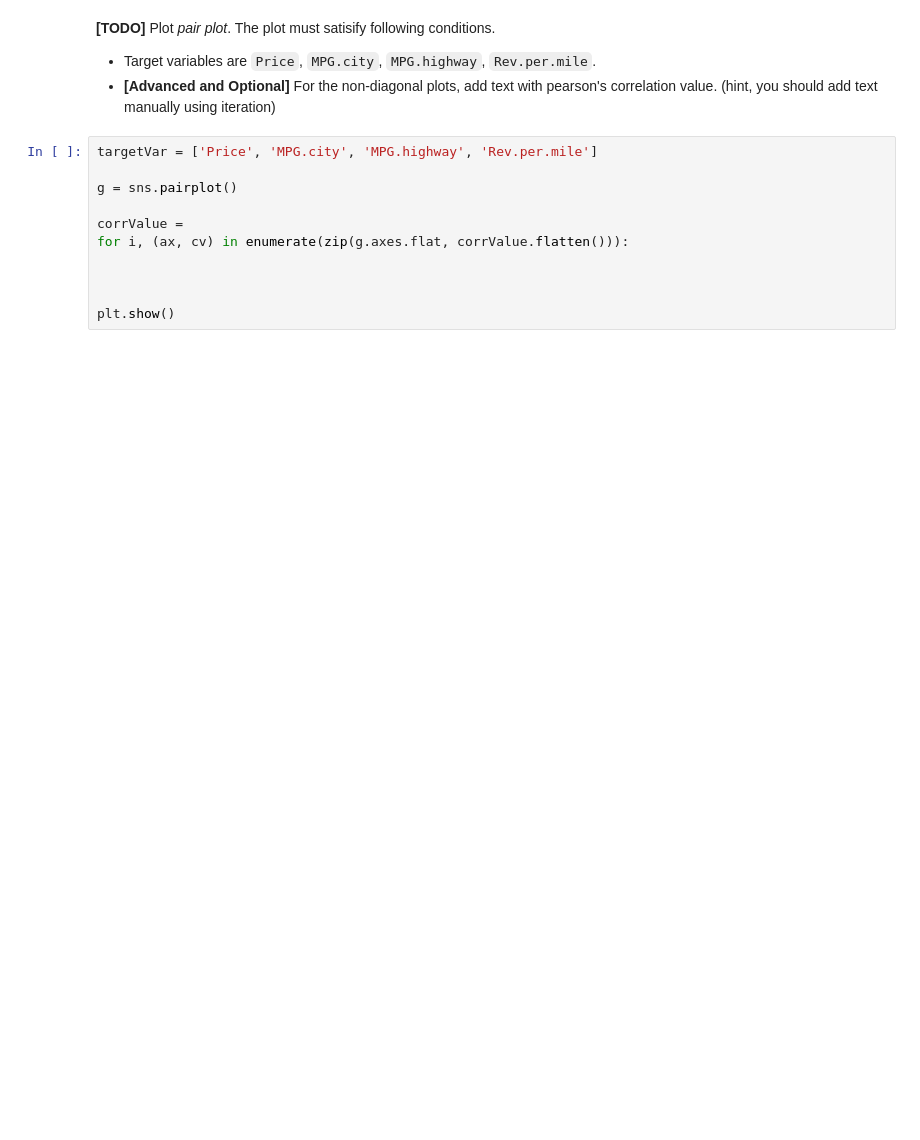
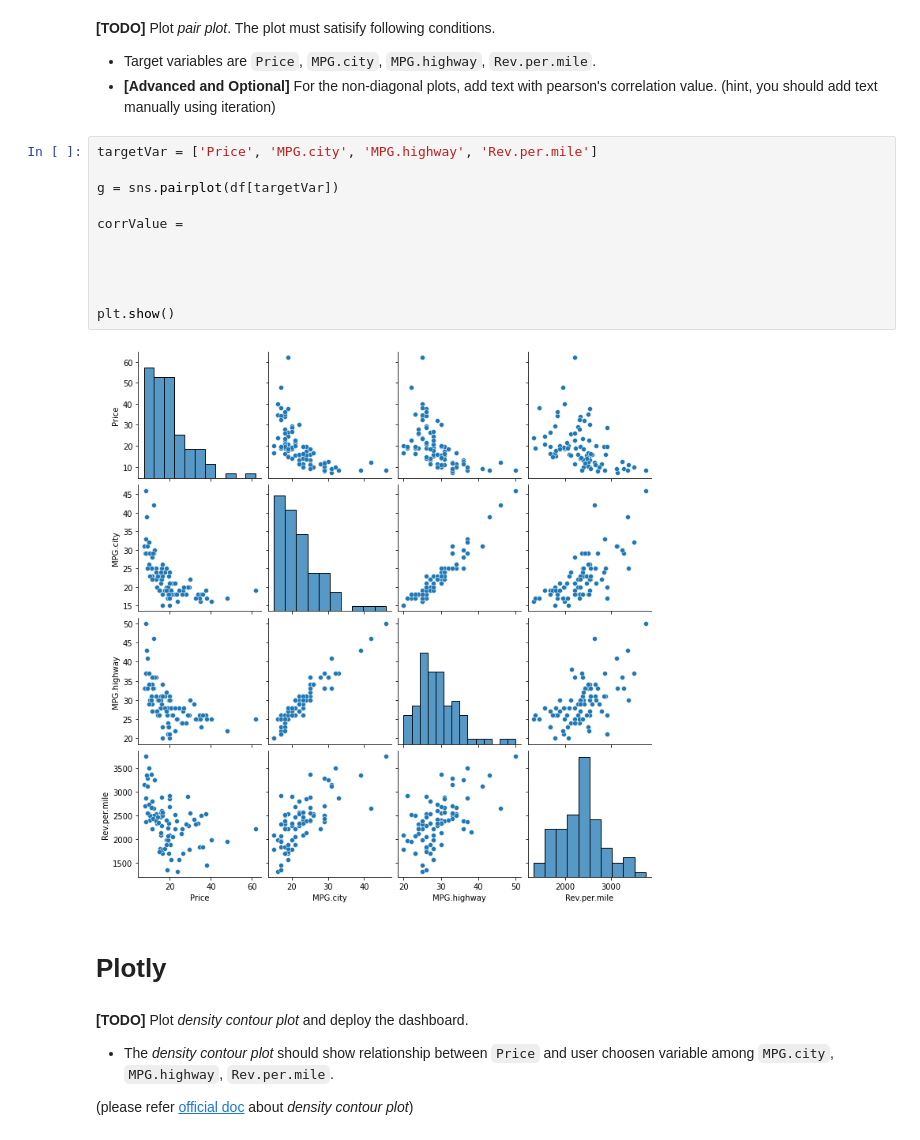
Before and after one commit to yunju-m/DAP, a Jupyter notebook: lecture4.ipynb, the cells around one changed output. Saved outputs shown, nothing was run; the diff lists cells and outputs as text; blank space fills up the shorter version.

```diff
--- a/lecture4.ipynb
+++ b/lecture4.ipynb
@@ -69,11 +69,20 @@ plt.show()
 # %%
 targetVar = ['Price', 'MPG.city', 'MPG.highway', 'Rev.per.mile']
 
-g = sns.pairplot()
+g = sns.pairplot(df[targetVar])
 
 corrValue =
-for i, (ax, cv) in enumerate(zip(g.axes.flat, corrValue.flatten())):
+
 
 
 
 plt.show()
+# %% [output]
+[figure, added]
+# %% [markdown]
+# Plotly
+# %% [markdown]
+**[TODO]** Plot *density contour plot* and deploy the dashboard.
+* The *density contour plot* should show relationship between `Price` and user choosen variable among `MPG.city`, `MPG.highway`, `Rev.per.mile`.
+
+(please refer [official doc](https://plotly.com/python/2d-histogram-contour/) about *density contour plot*)
```
Also changed, not shown: parts of 3 cells of this notebook.
